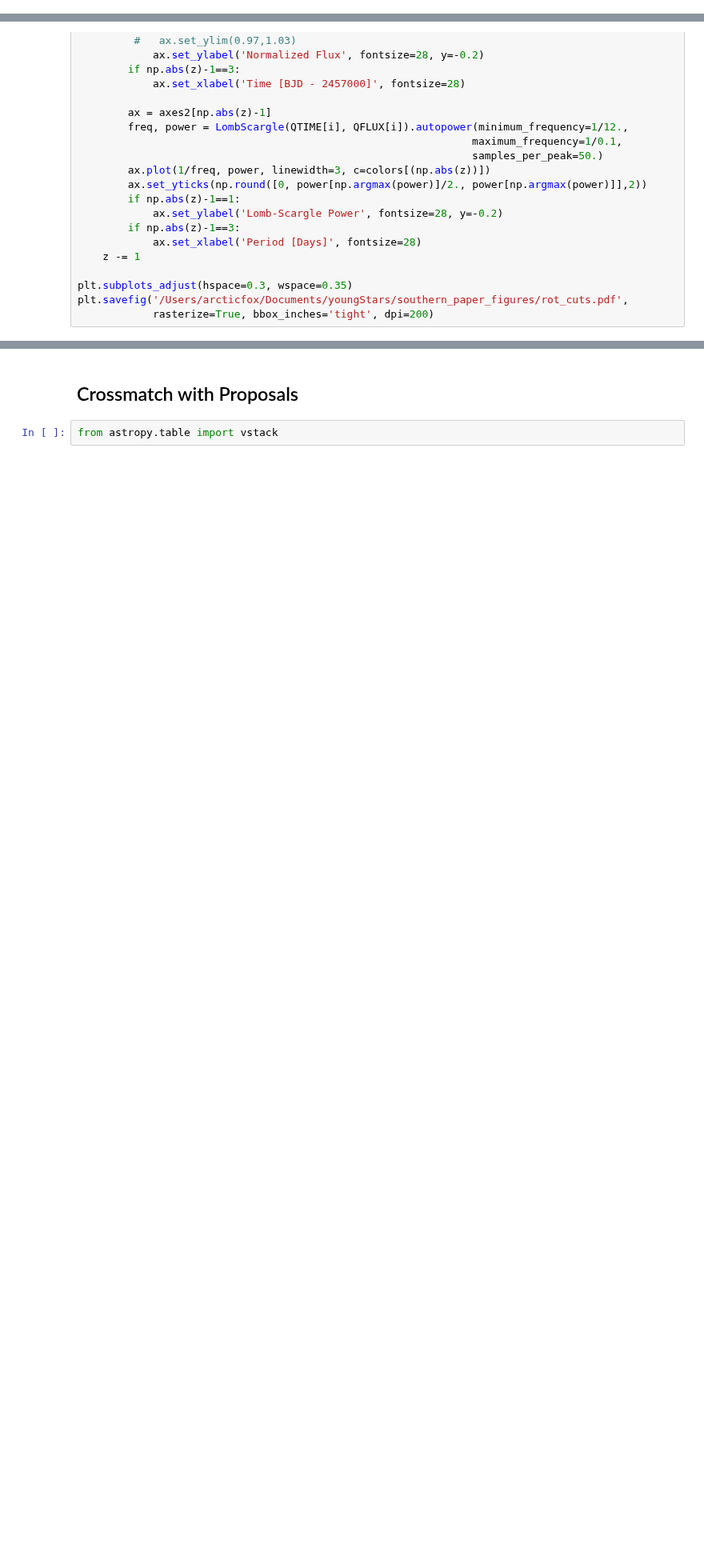
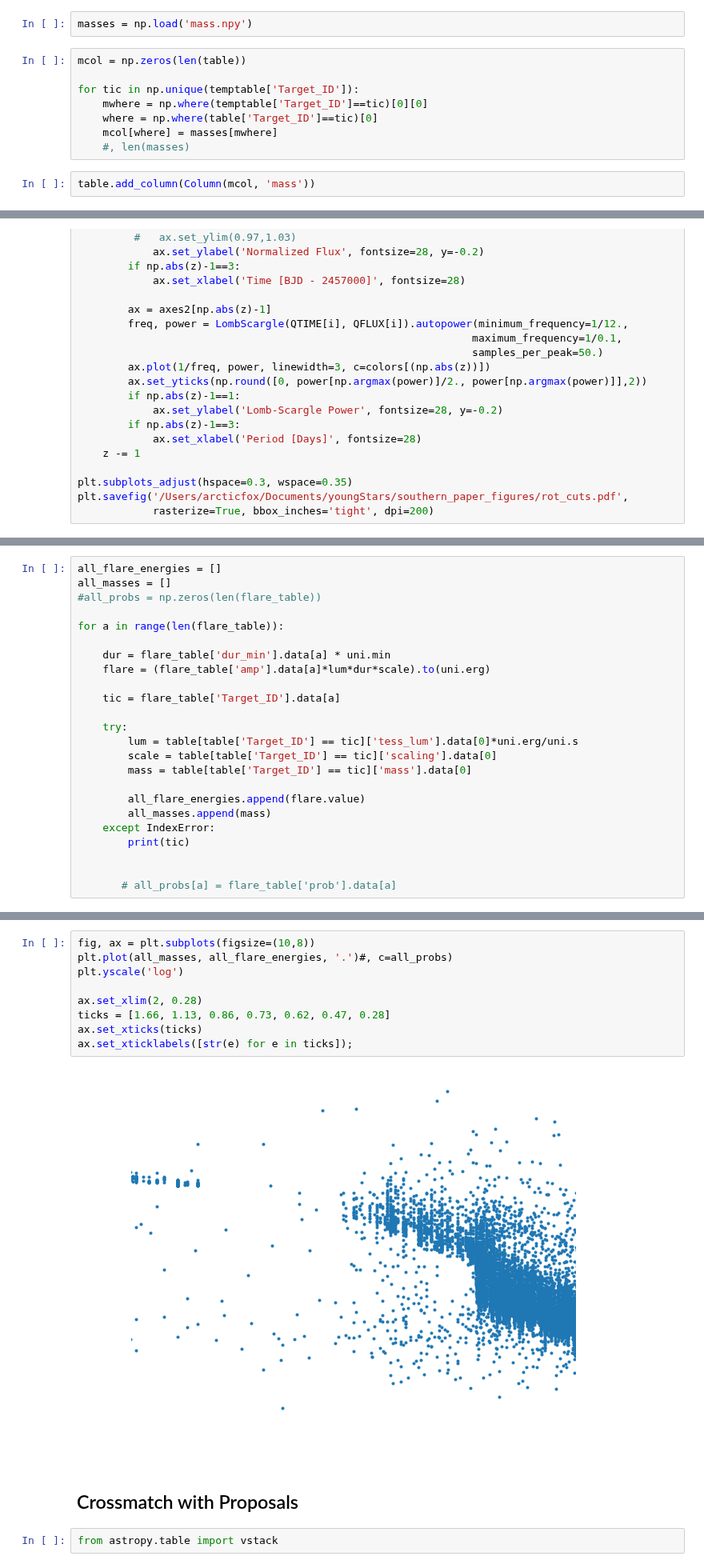
Before and after one commit to afeinstein20/stella, a Jupyter notebook: notebooks/plotting.ipynb, the cells around one changed output, grey strips where cells are left out. Shown at 80% size. Cells and saved outputs as stored; diff of their text form; blank space fills up the shorter version.

```diff
--- a/notebooks/plotting.ipynb
+++ b/notebooks/plotting.ipynb
@@ -384,6 +384,18 @@ for i in range(len(table)):
     row = flare_table[(flare_table['Target_ID']==table['Target_ID'].data[i]) &
                       (flare_table['amp']==table['max_amp'].data[i])]
     dur = row['dur_min']
+# %%
+masses = np.load('mass.npy')
+# %%
+mcol = np.zeros(len(table))
+
+for tic in np.unique(temptable['Target_ID']):
+    mwhere = np.where(temptable['Target_ID']==tic)[0][0]
+    where = np.where(table['Target_ID']==tic)[0]
+    mcol[where] = masses[mwhere]
+    #, len(masses)
+# %%
+table.add_column(Column(mcol, 'mass'))
 # %% [markdown]
 ## Post Removal Analysis
 # %%
@@ -1507,0 +1518,24 @@ plt.savefig('/Users/arcticfox/Documents/youngStars/southern_paper_figures/rot_cu
+# %%
+all_flare_energies = []
+all_masses = []
+#all_probs = np.zeros(len(flare_table))
+
+for a in range(len(flare_table)):
+
+    dur = flare_table['dur_min'].data[a] * uni.min
+    flare = (flare_table['amp'].data[a]*lum*dur*scale).to(uni.erg)
+
+    tic = flare_table['Target_ID'].data[a]
+
+    try:
+        lum = table[table['Target_ID'] == tic]['tess_lum'].data[0]*uni.erg/uni.s
+        scale = table[table['Target_ID'] == tic]['scaling'].data[0]
+        mass = table[table['Target_ID'] == tic]['mass'].data[0]
+
+        all_flare_energies.append(flare.value)
+        all_masses.append(mass)
+    except IndexError:
+        print(tic)
+
+
+       # all_probs[a] = flare_table['prob'].data[a]
@@ -1508,3 +1560,14 @@ plt.savefig('/Users/arcticfox/Documents/youngStars/southern_paper_figures/rot_cu
+# %%
+fig, ax = plt.subplots(figsize=(10,8))
+plt.plot(all_masses, all_flare_energies, '.')#, c=all_probs)
+plt.yscale('log')
+
+ax.set_xlim(2, 0.28)
+ticks = [1.66, 1.13, 0.86, 0.73, 0.62, 0.47, 0.28]
+ax.set_xticks(ticks)
+ax.set_xticklabels([str(e) for e in ticks]);
+# %% [output]
+[figure, added]
 # %% [markdown]
 ## Crossmatch with Proposals
 # %%
```
Also changed, not shown: parts of 5 cells of this notebook.
